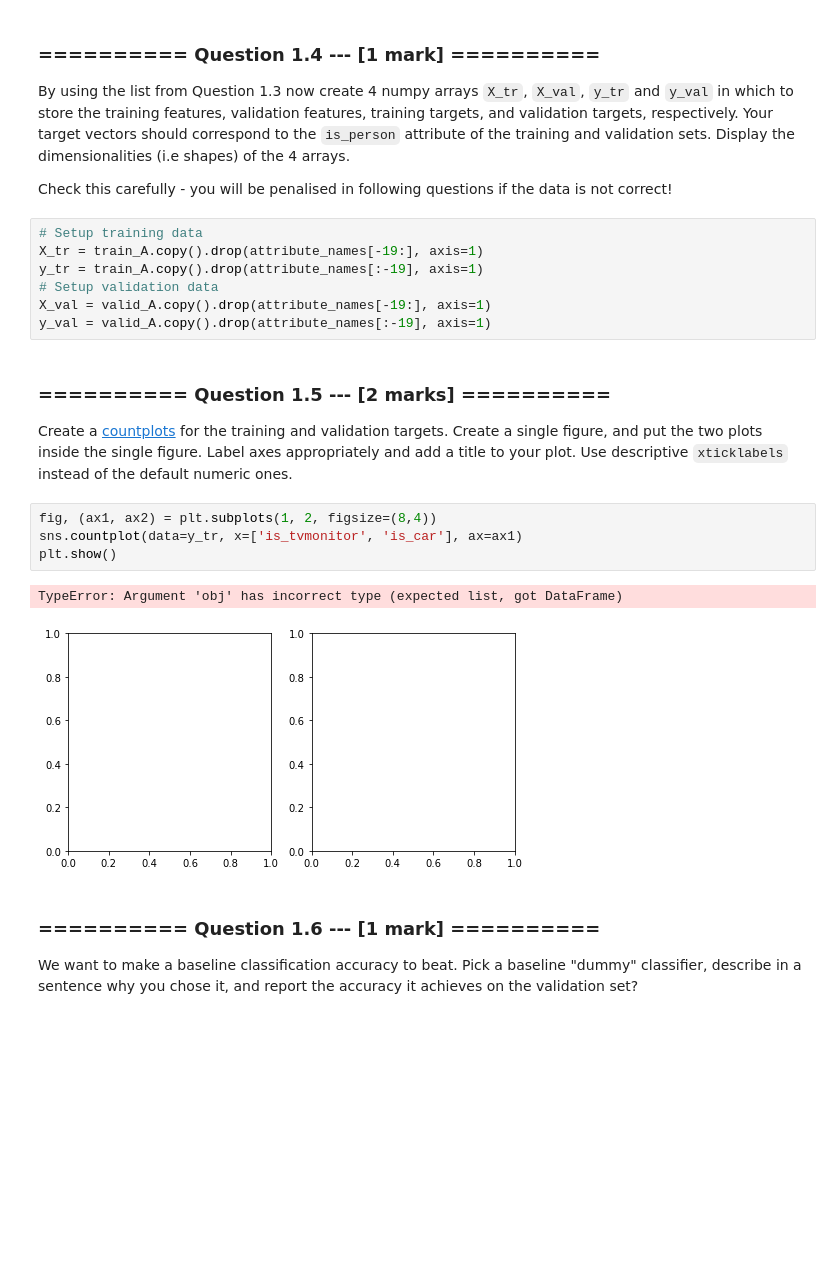
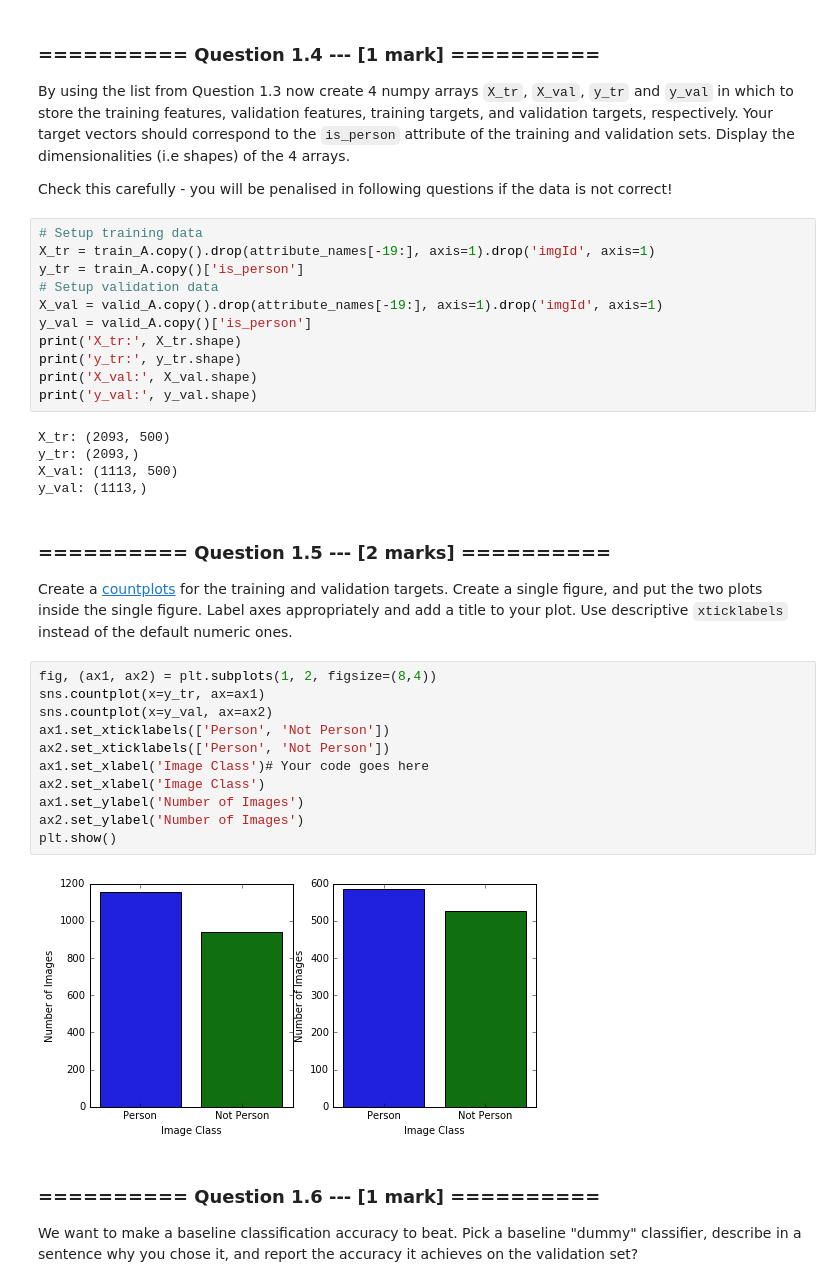
Before and after one commit to hirshagarwal/iaml2017, a Jupyter notebook: 07_Assignment_3.ipynb, the cells around one changed output. Drawn from its saved outputs; the diff is of its cells as text; blank space fills up the shorter version.

```diff
--- a/07_Assignment_3.ipynb
+++ b/07_Assignment_3.ipynb
@@ -133,21 +137,36 @@ By using the list from Question 1.3 now create 4 numpy arrays `X_tr`, `X_val`, `
 Check this carefully - you will be penalised in following questions if the data is not correct!
 # %%
 # Setup training data
-X_tr = train_A.copy().drop(attribute_names[-19:], axis=1)
-y_tr = train_A.copy().drop(attribute_names[:-19], axis=1)
+X_tr = train_A.copy().drop(attribute_names[-19:], axis=1).drop('imgId', axis=1)
+y_tr = train_A.copy()['is_person']
 # Setup validation data
-X_val = valid_A.copy().drop(attribute_names[-19:], axis=1)
-y_val = valid_A.copy().drop(attribute_names[:-19], axis=1)
+X_val = valid_A.copy().drop(attribute_names[-19:], axis=1).drop('imgId', axis=1)
+y_val = valid_A.copy()['is_person']
+print('X_tr:', X_tr.shape)
+print('y_tr:', y_tr.shape)
+print('X_val:', X_val.shape)
+print('y_val:', y_val.shape)
+# %% [output]
+X_tr: (2093, 500)
+y_tr: (2093,)
+X_val: (1113, 500)
+y_val: (1113,)
 # %% [markdown]
 ### ========== Question 1.5 --- [2 marks] ==========
 Create a [countplots](https://seaborn.github.io/generated/seaborn.countplot.html?highlight=countplot#seaborn.countplot) for the training and validation targets. Create a single figure, and put the two plots inside the single figure. Label axes appropriately and add a title to your plot. Use descriptive `xticklabels` instead of the default numeric ones.
-# %%
-fig, (ax1, ax2) = plt.subplots(1, 2, figsize=(8,4))
-sns.countplot(data=y_tr, x=['is_tvmonitor', 'is_car'], ax=ax1)
-plt.show()
-# %% [output]
-TypeError: Argument 'obj' has incorrect type (expected list, got DataFrame)
-[figure, removed]
+# %%
+fig, (ax1, ax2) = plt.subplots(1, 2, figsize=(8,4))
+sns.countplot(x=y_tr, ax=ax1)
+sns.countplot(x=y_val, ax=ax2)
+ax1.set_xticklabels(['Person', 'Not Person'])
+ax2.set_xticklabels(['Person', 'Not Person'])
+ax1.set_xlabel('Image Class')# Your code goes here
+ax2.set_xlabel('Image Class')
+ax1.set_ylabel('Number of Images')
+ax2.set_ylabel('Number of Images')
+plt.show()
+# %% [output]
+[figure, added]
 # %% [markdown]
 ### ========== Question 1.6 --- [1 mark] ==========
 We want to make a baseline classification accuracy to beat. Pick a baseline "dummy" classifier, describe in a sentence why you chose it, and report the accuracy it achieves on the validation set?
```
Also changed, not shown: parts of 23 cells of this notebook.
